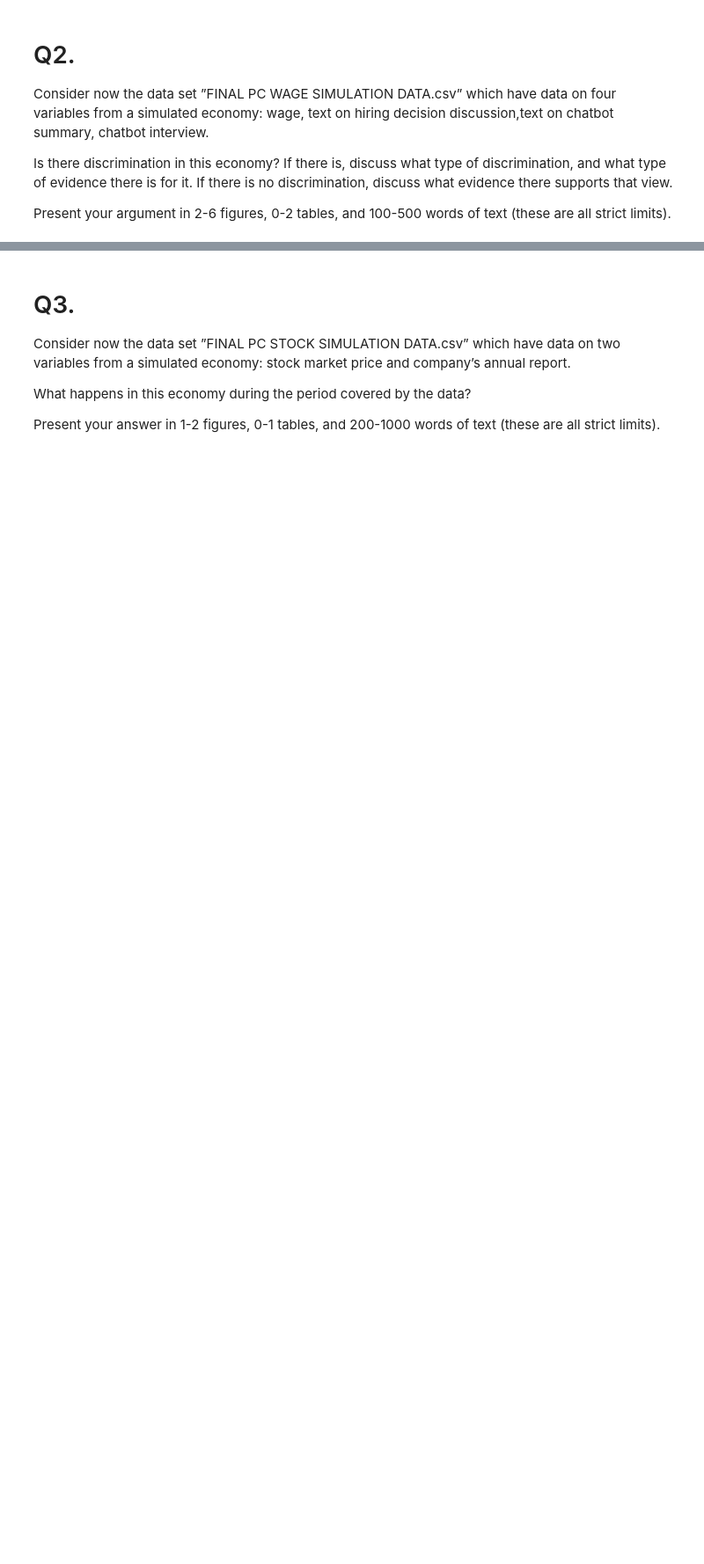
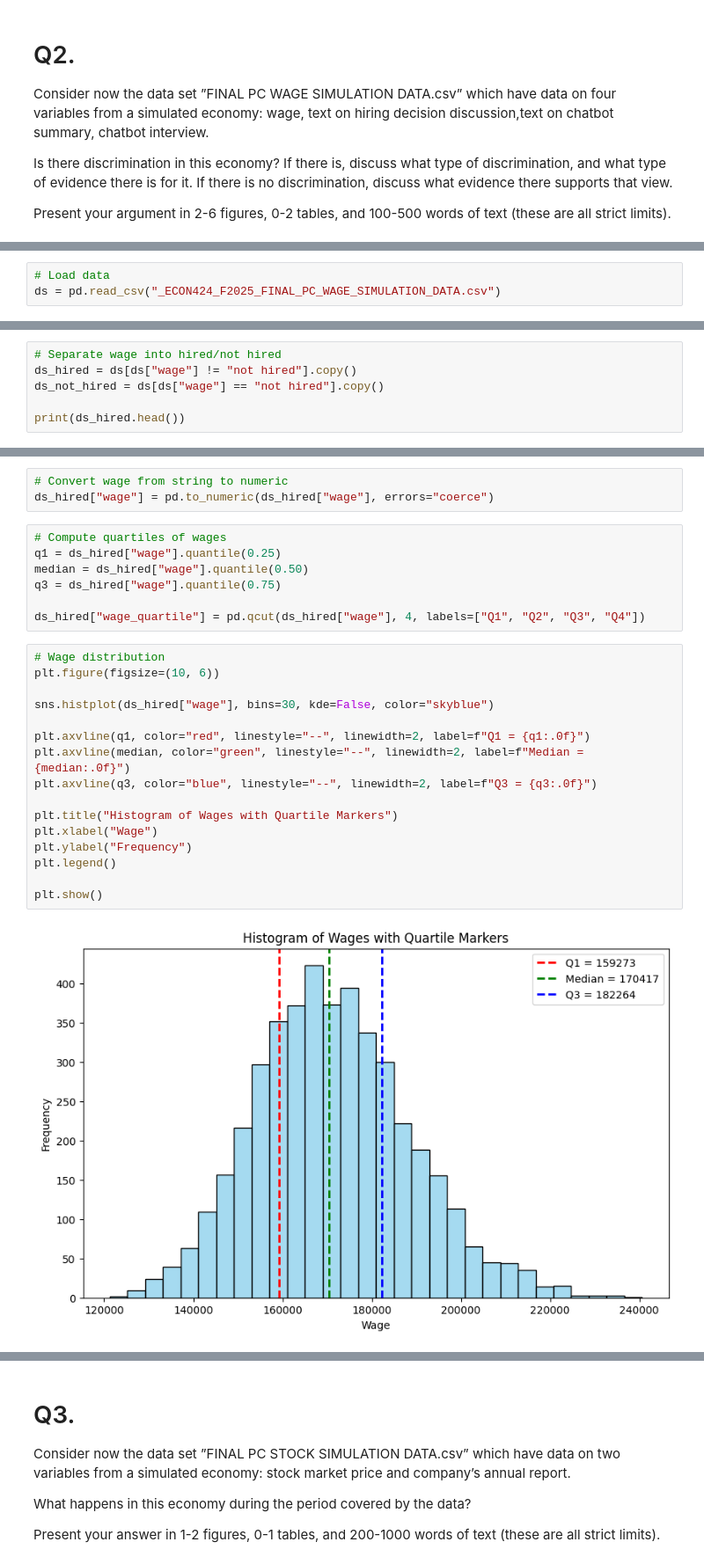
Before and after one commit to eth-tran/ECON424-Final, a Jupyter notebook: ECON424_Final.ipynb, the cells around one changed output, grey strips where cells are left out. Shown at 88% size. Cells and saved outputs as stored; diff of their text form; blank space fills up the shorter version.

Commit message:
Data exploration and visualization in wage simulation data

```diff
--- a/ECON424_Final.ipynb
+++ b/ECON424_Final.ipynb
@@ -401,0 +404,3 @@ Present your argument in 2-6 figures, 0-2 tables, and 100-500 words of text (the
+# %%
+# Load data
+ds = pd.read_csv("_ECON424_F2025_FINAL_PC_WAGE_SIMULATION_DATA.csv")
@@ -401,0 +439,6 @@ Present your argument in 2-6 figures, 0-2 tables, and 100-500 words of text (the
+# %%
+# Separate wage into hired/not hired
+ds_hired = ds[ds["wage"] != "not hired"].copy()
+ds_not_hired = ds[ds["wage"] == "not hired"].copy()
+
+print(ds_hired.head())
@@ -401,0 +489,28 @@ Present your argument in 2-6 figures, 0-2 tables, and 100-500 words of text (the
+# %%
+# Convert wage from string to numeric
+ds_hired["wage"] = pd.to_numeric(ds_hired["wage"], errors="coerce")
+# %%
+# Compute quartiles of wages
+q1 = ds_hired["wage"].quantile(0.25)
+median = ds_hired["wage"].quantile(0.50)
+q3 = ds_hired["wage"].quantile(0.75)
+
+ds_hired["wage_quartile"] = pd.qcut(ds_hired["wage"], 4, labels=["Q1", "Q2", "Q3", "Q4"])
+# %%
+# Wage distribution
+plt.figure(figsize=(10, 6))
+
+sns.histplot(ds_hired["wage"], bins=30, kde=False, color="skyblue")
+
+plt.axvline(q1, color="red", linestyle="--", linewidth=2, label=f"Q1 = {q1:.0f}")
+plt.axvline(median, color="green", linestyle="--", linewidth=2, label=f"Median = {median:.0f}")
+plt.axvline(q3, color="blue", linestyle="--", linewidth=2, label=f"Q3 = {q3:.0f}")
+
+plt.title("Histogram of Wages with Quartile Markers")
+plt.xlabel("Wage")
+plt.ylabel("Frequency")
+plt.legend()
+
+plt.show()
+# %% [output]
+[figure, added]
```
Also changed, not shown: parts of 8 cells of this notebook.
